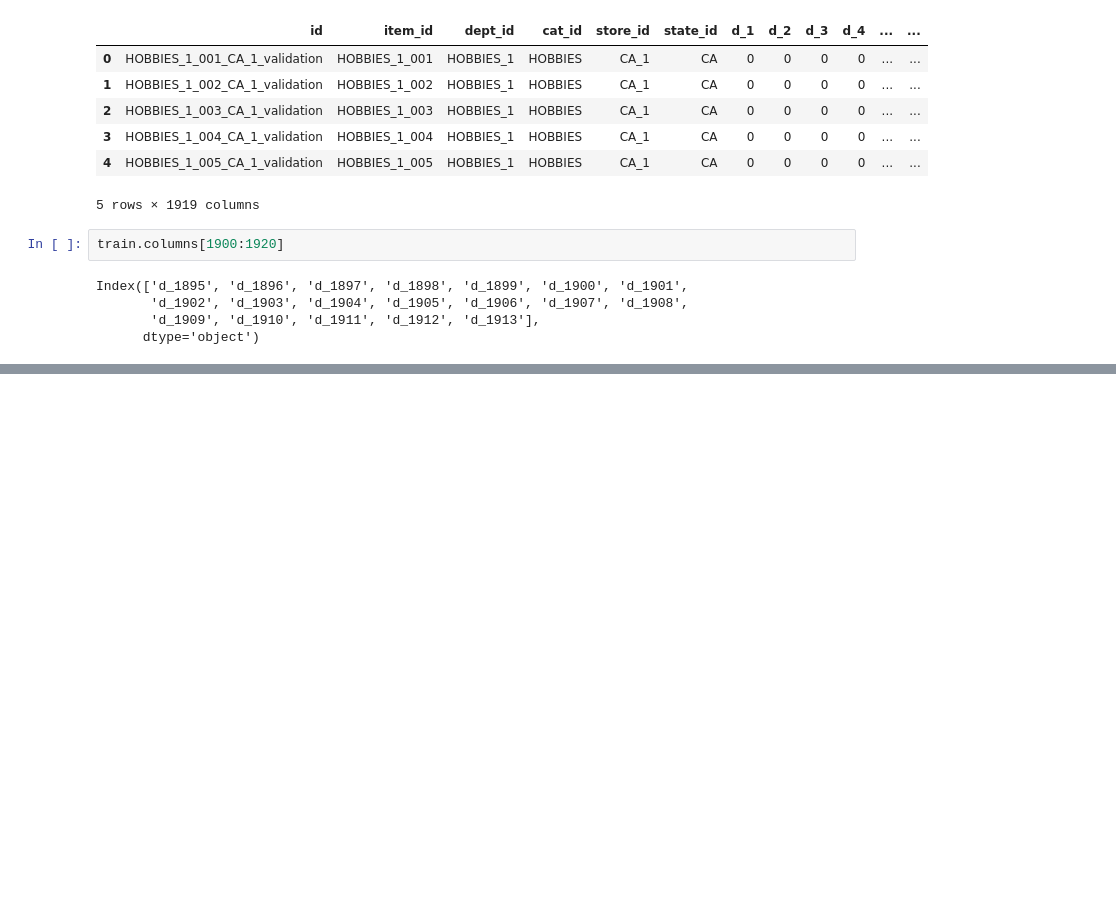
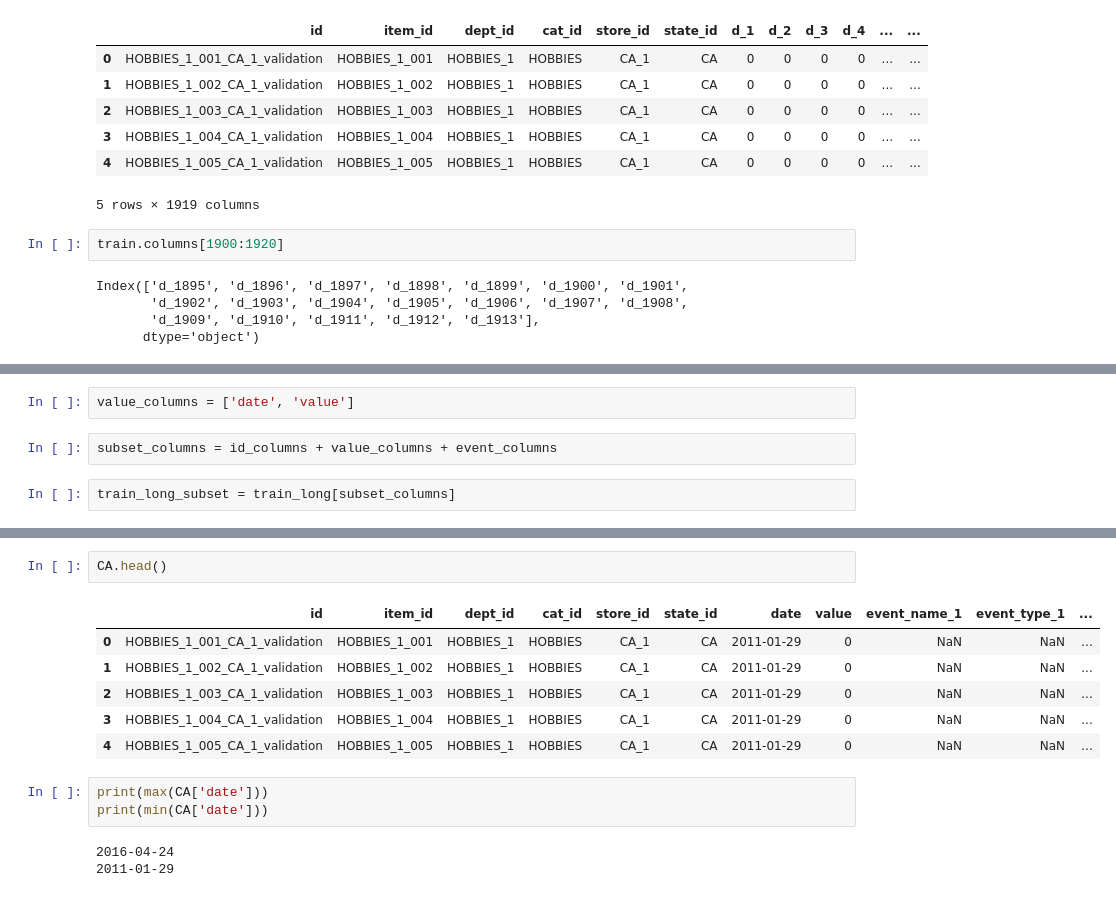
Before and after one commit to chua0332/Hierarchical_Forecasting_Lewagon, a Jupyter notebook: notebooks/M5 Analysis.ipynb, the cells around one changed output, grey strips where cells are left out. Drawn from its saved outputs; the diff is of its cells as text; blank space fills up the shorter version.

```diff
--- a/notebooks/M5 Analysis.ipynb
+++ b/notebooks/M5 Analysis.ipynb
@@ -121,0 +197,6 @@ train_long.head(10)
+# %%
+value_columns = ['date', 'value']
+# %%
+subset_columns = id_columns + value_columns + event_columns
+# %%
+train_long_subset = train_long[subset_columns]
@@ -121,0 +209,15 @@ train_long.head(10)
+# %%
+CA.head()
+# %% [output]
+|  | id | item_id | dept_id | cat_id | store_id | state_id | date | value | event_name_1 | event_type_1 | ... |
+| 0 | HOBBIES_1_001_CA_1_validation | HOBBIES_1_001 | HOBBIES_1 | HOBBIES | CA_1 | CA | 2011-01-29 | 0 | NaN | NaN | ... |
+| 1 | HOBBIES_1_002_CA_1_validation | HOBBIES_1_002 | HOBBIES_1 | HOBBIES | CA_1 | CA | 2011-01-29 | 0 | NaN | NaN | ... |
+| 2 | HOBBIES_1_003_CA_1_validation | HOBBIES_1_003 | HOBBIES_1 | HOBBIES | CA_1 | CA | 2011-01-29 | 0 | NaN | NaN | ... |
+| 3 | HOBBIES_1_004_CA_1_validation | HOBBIES_1_004 | HOBBIES_1 | HOBBIES | CA_1 | CA | 2011-01-29 | 0 | NaN | NaN | ... |
+| 4 | HOBBIES_1_005_CA_1_validation | HOBBIES_1_005 | HOBBIES_1 | HOBBIES | CA_1 | CA | 2011-01-29 | 0 | NaN | NaN | ... |
+# %%
+print(max(CA['date']))
+print(min(CA['date']))
+# %% [output]
+2016-04-24
+2011-01-29
```
Also changed, not shown: parts of 23 cells of this notebook, 2 other files.
